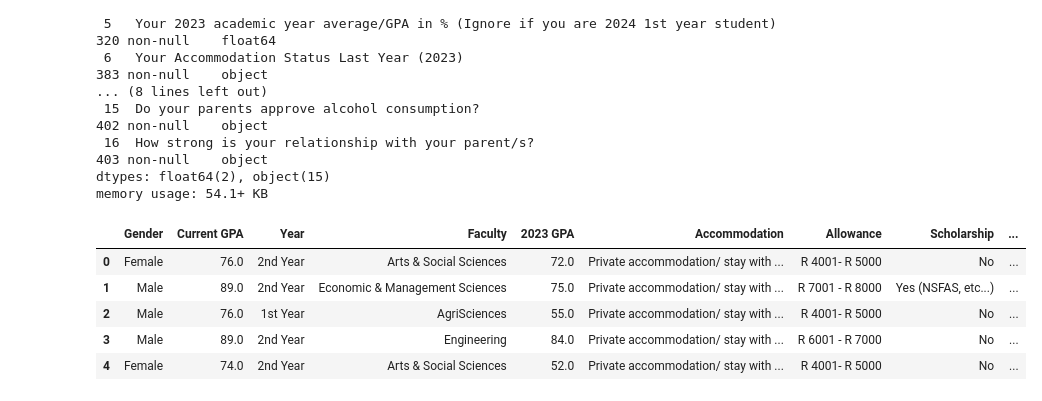
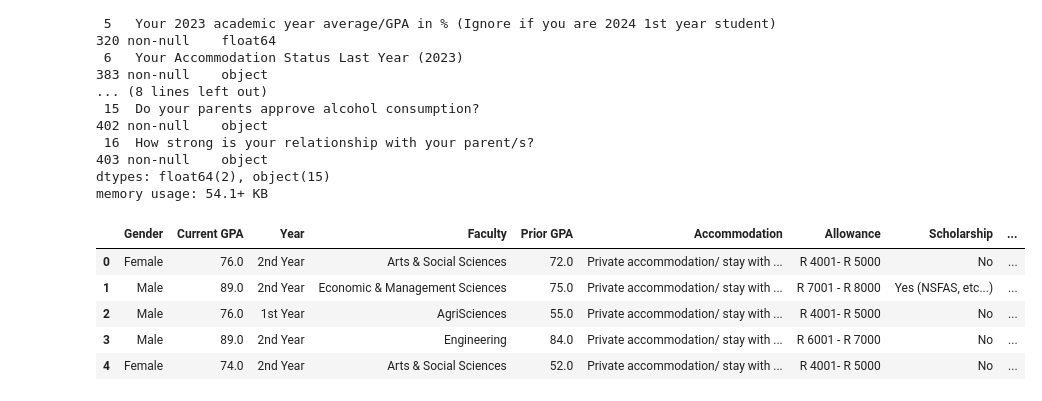
Before and after one commit to DanielJurkowski/DataAnalyticsProject, a Jupyter notebook: notebook.ipynb, the cells around one changed output. Cells and saved outputs as stored; diff of their text form; code cells hidden in the pictures.

Commit message:
data preprocessing

```diff
--- a/notebook.ipynb
+++ b/notebook.ipynb
@@ -62,29 +91,30 @@ Data columns (total 17 columns):
 dtypes: float64(2), object(15)
 memory usage: 54.1+ KB
 # %%
+# Rename columns and drop timestamp column
 columns_names = {
     data.columns[1]: "Gender",
     data.columns[2]: "Current GPA",
     data.columns[3]: "Year",
     data.columns[4]: "Faculty",
-    data.columns[5]: "2023 GPA",
+    data.columns[5]: "Prior GPA",
     data.columns[6]: "Accommodation",
     data.columns[7]: "Allowance",
     data.columns[8]: "Scholarship",
     data.columns[9]: "Studying hours",
     data.columns[10]: "Hangouts",
     data.columns[11]: "Drinks",
     data.columns[12]: "Missed classes",
     data.columns[13]: "Failed modules",
     data.columns[14]: "Relationship",
     data.columns[15]: "Parents approvement",
     data.columns[16]: "Relationship with parents",}
 
 data.rename(columns = columns_names, inplace=True)
 data = data.drop('Timestamp', axis=1)
 data.head(5)
 # %% [output]
-|  | Gender | Current GPA | Year | Faculty | 2023 GPA | Accommodation | Allowance | Scholarship | ... |
+|  | Gender | Current GPA | Year | Faculty | Prior GPA | Accommodation | Allowance | Scholarship | ... |
 | 0 | Female | 76.0 | 2nd Year | Arts & Social Sciences | 72.0 | Private accommodation/ stay with ... | R 4001- R 5000 | No | ... |
 | 1 | Male | 89.0 | 2nd Year | Economic & Management Sciences | 75.0 | Private accommodation/ stay with ... | R 7001 - R 8000 | Yes (NSFAS, etc...) | ... |
 | 2 | Male | 76.0 | 1st Year | AgriSciences | 55.0 | Private accommodation/ stay with ... | R 4001- R 5000 | No | ... |
```
Also changed, not shown: parts of 16 cells of this notebook, 4 other files.
